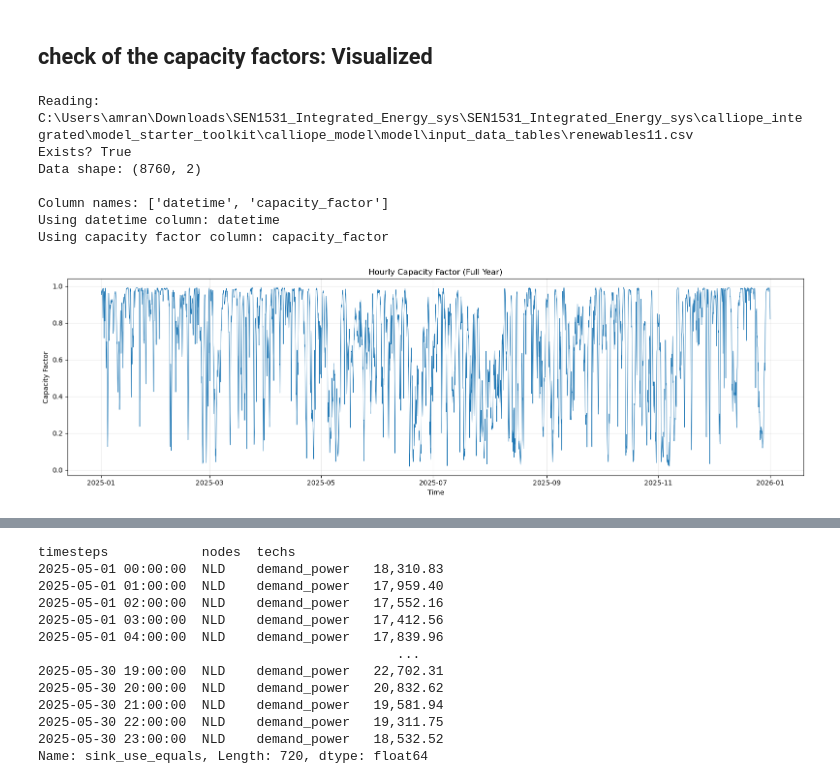
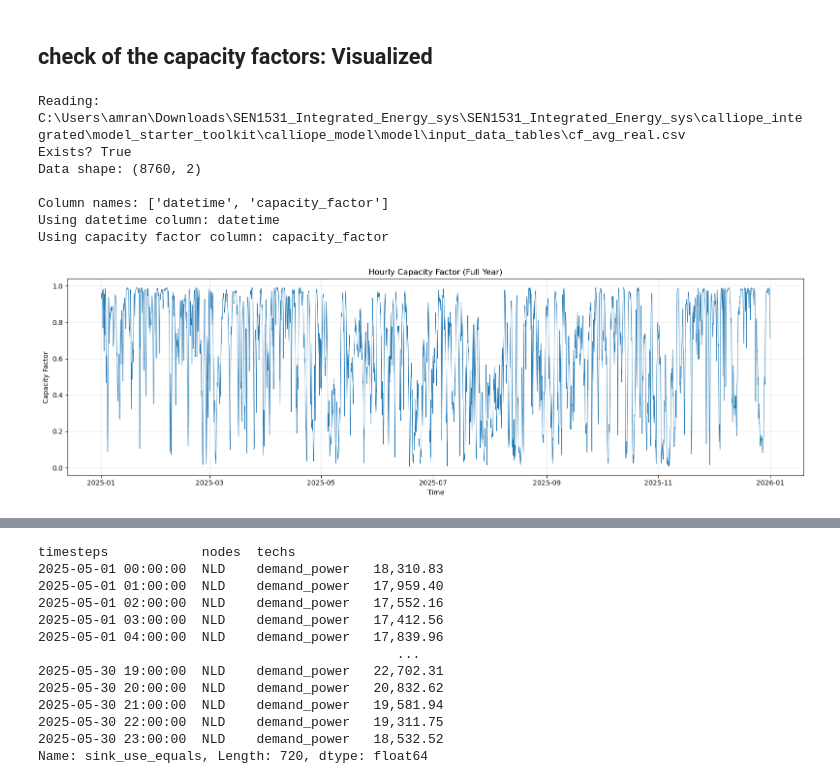
Before and after one commit to Maxxus33/SEN1531_Integrated_Energy_sys, a Jupyter notebook: calliope_integrated/model_starter_toolkit/calliope_model/model_run.ipynb, the cells around one changed output, grey strips where cells are left out. Drawn from its saved outputs; the diff is of its cells as text; code cells hidden in the pictures.

```diff
--- a/calliope_integrated/model_starter_toolkit/calliope_model/model_run.ipynb
+++ b/calliope_integrated/model_starter_toolkit/calliope_model/model_run.ipynb
@@ -32,7 +32,7 @@ from pathlib import Path
 model_dir = Path(r"C:\Users\amran\Downloads\SEN1531_Integrated_Energy_sys\SEN1531_Integrated_Energy_sys\calliope_integrated\model_starter_toolkit\calliope_model")
 os.chdir(model_dir)
 
-renewables_path = model_dir / "model" / "input_data_tables" / "renewables11.csv"
+renewables_path = model_dir / "model" / "input_data_tables" / "cf_avg_real.csv"
 print("Reading:", renewables_path)
 print("Exists?", renewables_path.exists())
 
@@ -42,32 +42,32 @@ renewables_data = pd.read_csv(renewables_path, skiprows=2, names=['datetime', 'c
 # Display data info
 print("Data shape:", renewables_data.shape)
 print("\nColumn names:", renewables_data.columns.tolist())
 
 # Convert datetime column
 renewables_data['datetime'] = pd.to_datetime(renewables_data['datetime'], format='%Y-%m-%d %H:%M:%S')
 
 # Use the capacity_factor column
 dt_col = 'datetime'
 cf_col = 'capacity_factor'
 
 print(f"Using datetime column: {dt_col}")
 print(f"Using capacity factor column: {cf_col}")
 
 # Create the plot: x is datetime over the full year, y is capacity factor
 plt.figure(figsize=(16, 5))
 plt.plot(renewables_data[dt_col], renewables_data[cf_col], linewidth=0.7)
 plt.xlabel('Time')
 plt.ylabel('Capacity Factor')
 plt.title('Hourly Capacity Factor (Full Year)')
 plt.grid(True, alpha=0.25)
 plt.tight_layout()
 plt.show()
 # %% [output]
-Reading: C:\Users\amran\Downloads\SEN1531_Integrated_Energy_sys\SEN1531_Integrated_Energy_sys\calliope_integrated\model_starter_toolkit\calliope_model\model\input_data_tables\renewables11.csv
+Reading: C:\Users\amran\Downloads\SEN1531_Integrated_Energy_sys\SEN1531_Integrated_Energy_sys\calliope_integrated\model_starter_toolkit\calliope_model\model\input_data_tables\cf_avg_real.csv
 Exists? True
 Data shape: (8760, 2)
 
 Column names: ['datetime', 'capacity_factor']
 Using datetime column: datetime
 Using capacity factor column: capacity_factor
-[figure, old version]
+[figure, new version]
```
Also changed, not shown: parts of 25 cells of this notebook, 7 other files.
